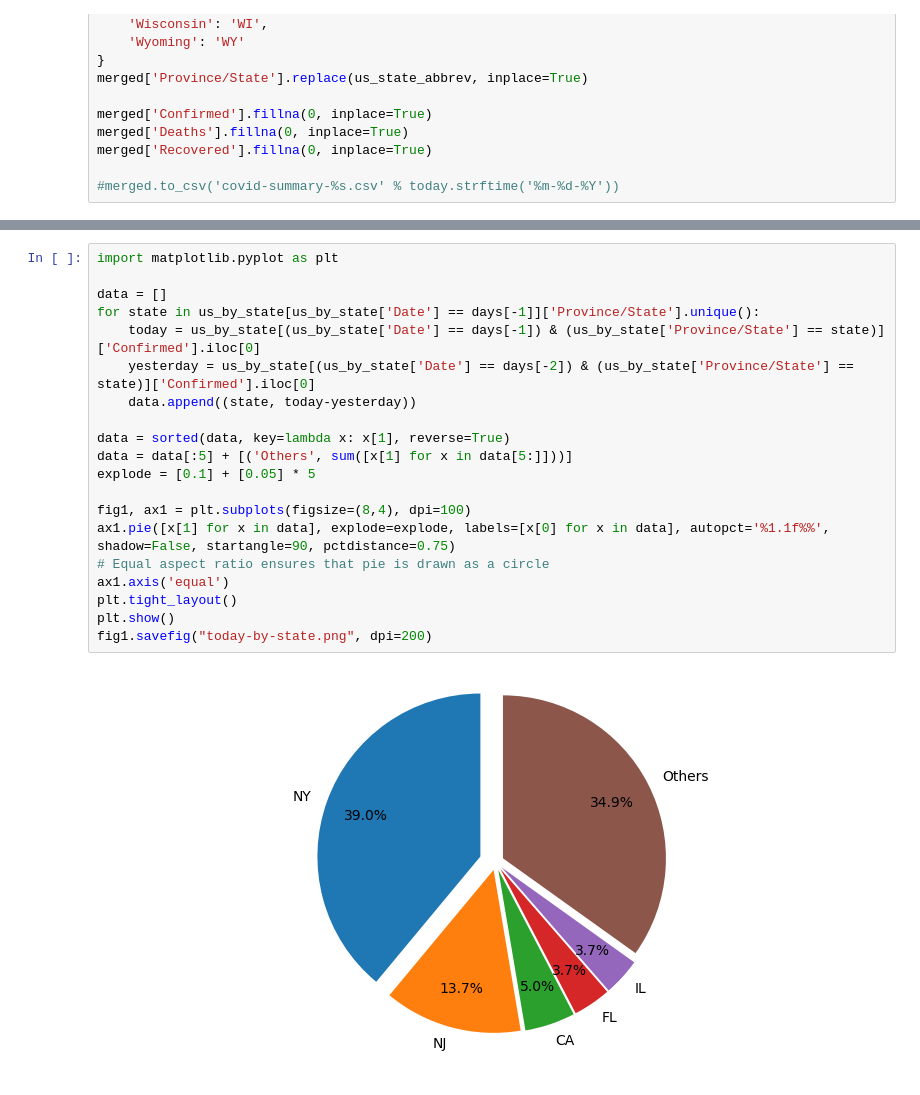
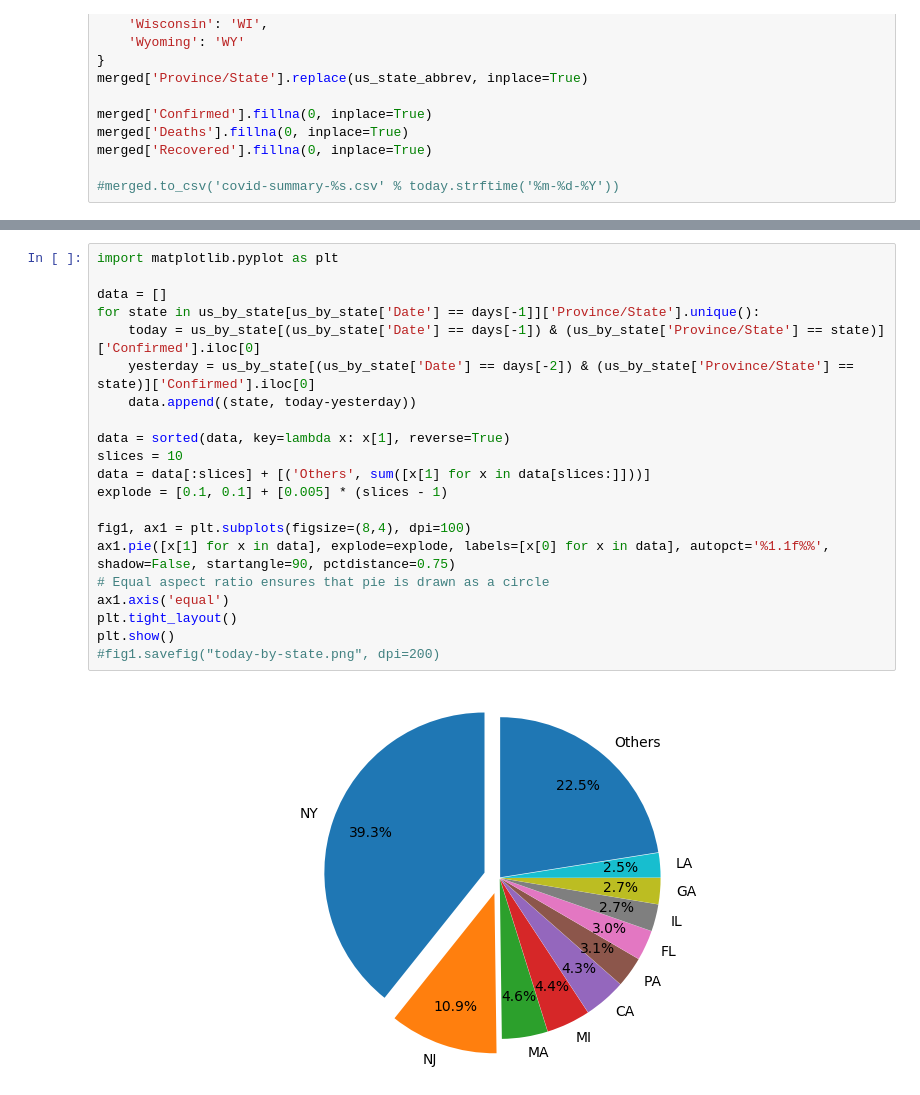
Before and after one commit to ratreya/COVID-19, a Jupyter notebook: covid19.ipynb, the cells around one changed output, grey strips where cells are left out. Drawn from its saved outputs; the diff is of its cells as text.

Commit message:
Latest data

```diff
--- a/covid19.ipynb
+++ b/covid19.ipynb
@@ -204,22 +204,23 @@ plt.grid(axis='y')
 # %%
 import matplotlib.pyplot as plt
 
 data = []
 for state in us_by_state[us_by_state['Date'] == days[-1]]['Province/State'].unique():
     today = us_by_state[(us_by_state['Date'] == days[-1]) & (us_by_state['Province/State'] == state)]['Confirmed'].iloc[0]
     yesterday = us_by_state[(us_by_state['Date'] == days[-2]) & (us_by_state['Province/State'] == state)]['Confirmed'].iloc[0]
     data.append((state, today-yesterday))
 
 data = sorted(data, key=lambda x: x[1], reverse=True)
-data = data[:5] + [('Others', sum([x[1] for x in data[5:]]))]
-explode = [0.1] + [0.05] * 5
+slices = 10
+data = data[:slices] + [('Others', sum([x[1] for x in data[slices:]]))]
+explode = [0.1, 0.1] + [0.005] * (slices - 1)
 
 fig1, ax1 = plt.subplots(figsize=(8,4), dpi=100)
 ax1.pie([x[1] for x in data], explode=explode, labels=[x[0] for x in data], autopct='%1.1f%%', shadow=False, startangle=90, pctdistance=0.75)
 # Equal aspect ratio ensures that pie is drawn as a circle
 ax1.axis('equal')
 plt.tight_layout()
 plt.show()
-fig1.savefig("today-by-state.png", dpi=200)
+#fig1.savefig("today-by-state.png", dpi=200)
 # %% [output]
-[figure, old version]
+[figure, new version]
```
Also changed, not shown: parts of 3 cells of this notebook.
